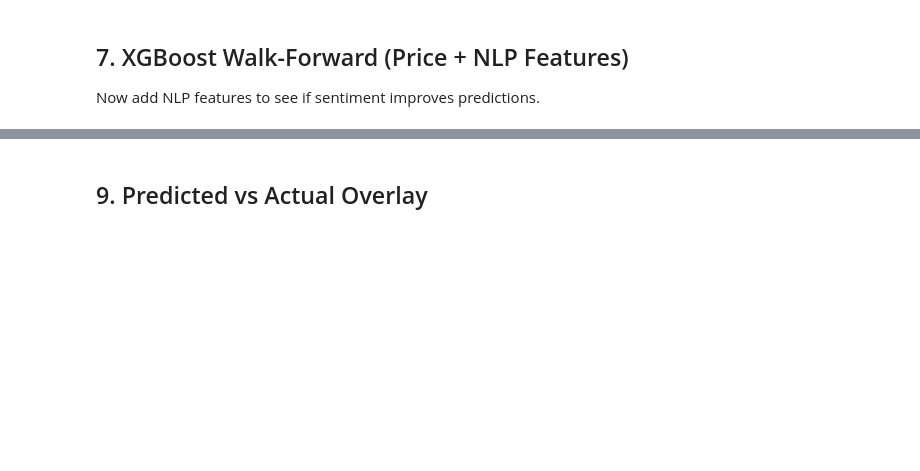
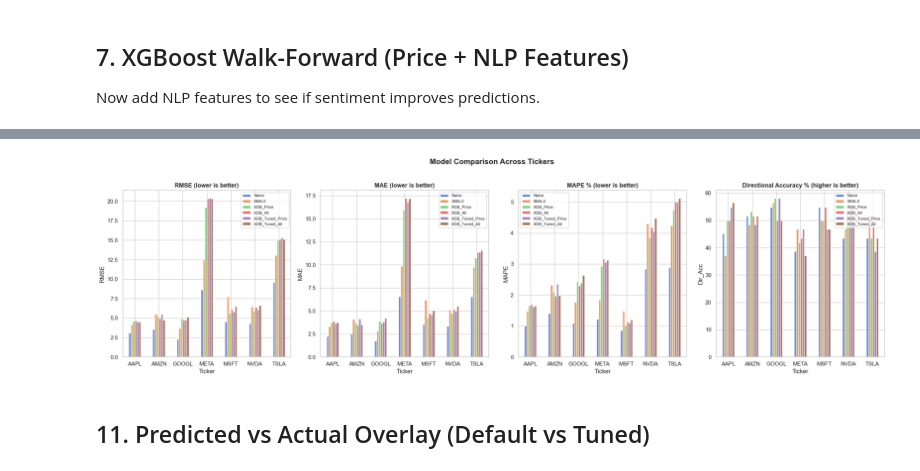
Before and after one commit to nikorose87/SyPStockMarketModel, a Jupyter notebook: Modelling/XGBoost.ipynb, the cells around one changed output, grey strips where cells are left out. Cells and saved outputs as stored; diff of their text form; code cells hidden in the pictures; blank space fills up the shorter version.

```diff
--- a/Modelling/XGBoost.ipynb
+++ b/Modelling/XGBoost.ipynb
@@ -178,13 +188,15 @@ Expanding window approach:
 - Predict next day at each point
 # %%
 def walk_forward_evaluate(ticker_df, feature_cols, target_col,
-                          model_fn, initial_train_pct=TRAIN_PCT, step_size=5):
+                          model_fn, initial_train_pct=TRAIN_PCT, step_size=5,
+                          verbose=True, ticker_name=''):
     """Walk-forward validation with expanding window.
 
     Returns a DataFrame with columns: date, actual, predicted.
     """
     n = len(ticker_df)
     initial_train_size = int(n * initial_train_pct)
+    total_steps = (n - initial_train_size + step_size - 1) // step_size
 
     dates = ticker_df['date'].values
     X = ticker_df[feature_cols].values
@@ -193,7 +205,9 @@ def walk_forward_evaluate(ticker_df, feature_cols, target_col,
     results = []
 
     train_end = initial_train_size
+    step_num = 0
     while train_end < n:
+        step_num += 1
         X_train, y_train = X[:train_end], y[:train_end]
 
         predict_end = min(train_end + step_size, n)
@@ -207,6 +221,10 @@ def walk_forward_evaluate(ticker_df, feature_cols, target_col,
 
         for d, actual, pred in zip(test_dates, y_test, preds):
             results.append({'date': d, 'actual': actual, 'predicted': pred})
+
+        if verbose and (step_num % 4 == 0 or step_num == 1 or train_end + step_size >= n):
+            print(f'  {ticker_name} step {step_num}/{total_steps}  '
+                  f'train={train_end}  test={predict_end - train_end} days')
 
         train_end = predict_end
 
@@ -296,16 +334,18 @@ def make_xgb_model():
 xgb_price_results = {}
 xgb_price_predictions = {}
 
+print('=== XGBoost Default (Price Features Only) -- Walk-Forward ===')
 for ticker in tickers:
     sub = df[df['ticker'] == ticker].copy().reset_index(drop=True)
     preds_df = walk_forward_evaluate(
         sub, price_feature_cols, 'target_next_close',
-        make_xgb_model, initial_train_pct=TRAIN_PCT, step_size=5
+        make_xgb_model, initial_train_pct=TRAIN_PCT, step_size=5,
+        ticker_name=ticker
     )
     xgb_price_results[ticker] = compute_metrics(preds_df)
     xgb_price_predictions[ticker] = preds_df
 
-print('=== XGBoost (Price Features Only) ===')
+print('\n=== XGBoost (Price Features Only) -- Results ===')
 print(f'{"Ticker":<8} {"RMSE":>10} {"MAE":>10} {"MAPE%":>10} {"Dir_Acc%":>10}')
 print('-' * 50)
 for ticker in tickers:
@@ -319,16 +377,18 @@ Now add NLP features to see if sentiment improves predictions.
 xgb_all_results = {}
 xgb_all_predictions = {}
 
+print('=== XGBoost Default (Price + NLP) -- Walk-Forward ===')
 for ticker in tickers:
     sub = df[df['ticker'] == ticker].copy().reset_index(drop=True)
     preds_df = walk_forward_evaluate(
         sub, all_feature_cols, 'target_next_close',
-        make_xgb_model, initial_train_pct=TRAIN_PCT, step_size=5
+        make_xgb_model, initial_train_pct=TRAIN_PCT, step_size=5,
+        ticker_name=ticker
     )
     xgb_all_results[ticker] = compute_metrics(preds_df)
     xgb_all_predictions[ticker] = preds_df
 
-print('=== XGBoost (Price + NLP Features) ===')
+print('\n=== XGBoost (Price + NLP Features) -- Results ===')
 print(f'{"Ticker":<8} {"RMSE":>10} {"MAE":>10} {"MAPE%":>10} {"Dir_Acc%":>10}')
 print('-' * 50)
 for ticker in tickers:
@@ -339,5 +577,7 @@ for ticker in tickers:
 # %%
 ablation_rows = []
+
+MODEL_ORDER = ['Naive', 'SMA-5', 'XGB_Price', 'XGB_All', 'XGB_Tuned_Price', 'XGB_Tuned_All']
 
 for ticker in tickers:
     for model_name, results_dict in [
@@ -345,6 +585,8 @@ for ticker in tickers:
         ('SMA-5', baseline_results[ticker]['sma5']),
         ('XGB_Price', xgb_price_results[ticker]),
         ('XGB_All', xgb_all_results[ticker]),
+        ('XGB_Tuned_Price', tuned_price_results[ticker]),
+        ('XGB_Tuned_All', tuned_all_results[ticker]),
     ]:
         ablation_rows.append({
             'Ticker': ticker,
@@ -361,7 +603,7 @@ display(ablation_df.pivot_table(
     aggfunc='first'
 ).round(2))
 
-# Summary: average across tickers
 print('\n=== Average Across All Tickers ===')
 summary = ablation_df.groupby('Model')[['RMSE', 'MAE', 'MAPE', 'Dir_Acc']].mean().round(2)
+summary = summary.reindex(MODEL_ORDER)
 display(summary)
@@ -368,25 +632,27 @@ display(summary)
 # %%
 # Ablation bar charts
 fig, axes = plt.subplots(1, 4, figsize=(22, 6))
 metrics = ['RMSE', 'MAE', 'MAPE', 'Dir_Acc']
 titles = ['RMSE (lower is better)', 'MAE (lower is better)',
           'MAPE % (lower is better)', 'Directional Accuracy % (higher is better)']
 
 for ax, metric, title in zip(axes, metrics, titles):
     pivot = ablation_df.pivot(index='Ticker', columns='Model', values=metric)
-    pivot = pivot[['Naive', 'SMA-5', 'XGB_Price', 'XGB_All']]
+    pivot = pivot[MODEL_ORDER]
     pivot.plot(kind='bar', ax=ax, edgecolor='white', alpha=0.85)
     ax.set_title(title, fontsize=12, fontweight='bold')
     ax.set_xlabel('Ticker')
     ax.set_ylabel(metric)
     ax.tick_params(axis='x', rotation=0)
     ax.legend(fontsize=8)
 
 plt.suptitle('Model Comparison Across Tickers', fontsize=15, fontweight='bold', y=1.02)
 plt.tight_layout()
 plt.show()
+# %% [output]
+[figure, added]
 # %% [markdown]
-## 9. Predicted vs Actual Overlay
+## 11. Predicted vs Actual Overlay (Default vs Tuned)
 # %%
 fig, axes = plt.subplots(2, 4, figsize=(22, 10))
 axes = axes.flatten()
```
Also changed, not shown: parts of 22 cells of this notebook, 3 other files.
